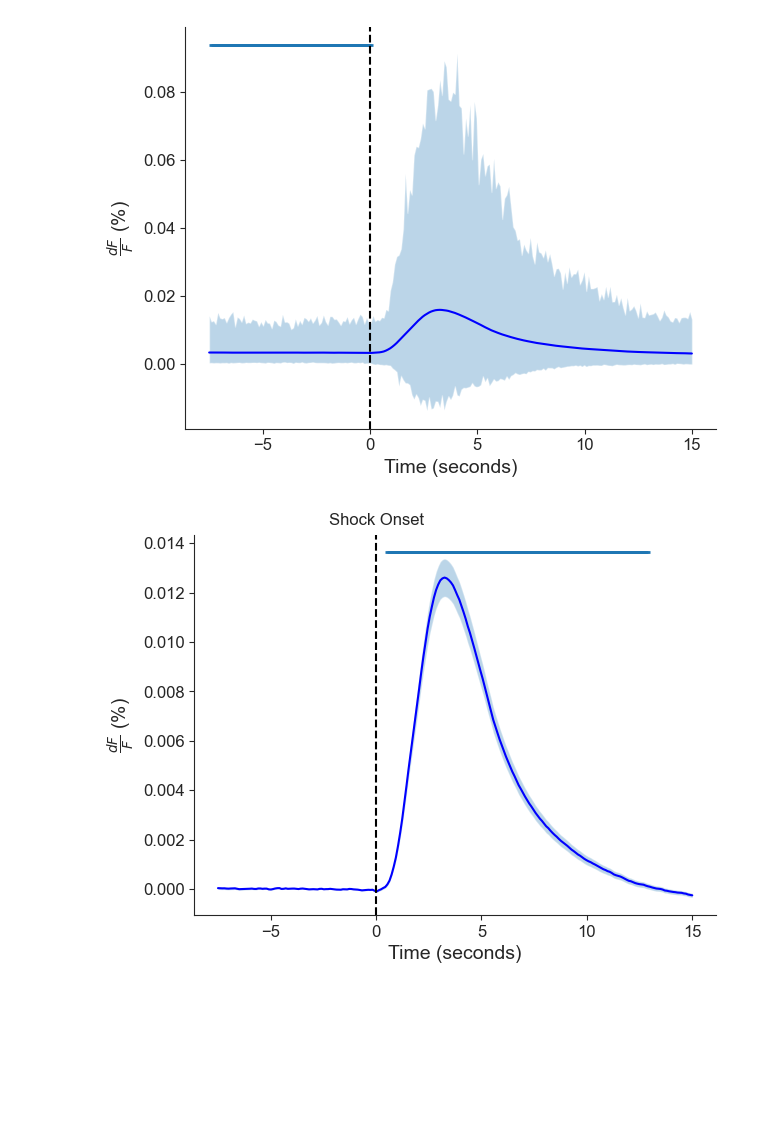
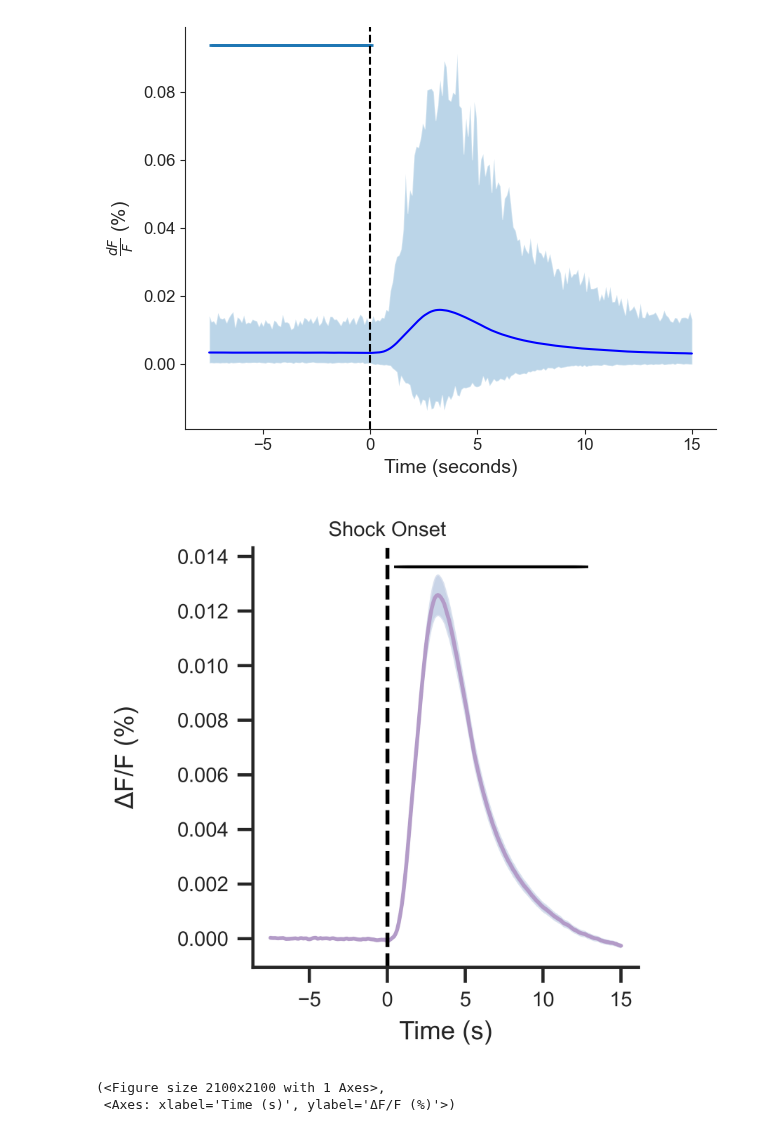
Before and after one commit to rsenne/dCA1_Paper, a Jupyter notebook: onep/Rebecca_Paper_Figures/Figure2_shockETA.ipynb, the cells around one changed output. Cells and saved outputs as stored; diff of their text form; code cells hidden in the pictures; blank space fills up the shorter version.

Commit message:
more updates to shock ETA
separate by male and female
clean up the aesthetics of the shock ETA plot
look at peak distributions for male v female

```diff
--- a/onep/Rebecca_Paper_Figures/Figure2_shockETA.ipynb
+++ b/onep/Rebecca_Paper_Figures/Figure2_shockETA.ipynb
@@ -155,9 +155,8 @@ def shock_eta_all(data, timestamps, events=None, window=15, ci='tci', sig_durati
         event_interpolation(signal, ev) for signal, ev in zip(data, events)
     ])
 
-    # === Baseline correction ===
-    # Define baseline period: -5 to 0 seconds relative to event
-    baseline_indices = np.where((time >= -5) & (time <= 0))[0]
+    # Define baseline period: -5 to -3 seconds relative to event
+    baseline_indices = np.where((time >= -5) & (time <= -3))[0]
     # Compute mean baseline per trace
     baseline_means = across_eta_[:, baseline_indices].mean(axis=1, keepdims=True)
     # Subtract baseline from each trace
@@ -183,30 +182,41 @@ def shock_eta_all(data, timestamps, events=None, window=15, ci='tci', sig_durati
     y_marker = ax.get_ylim()[1] * 0.97
     for s in sig_starts:
         if s + sig_duration < len(time):
-            ax.hlines(y=y_marker, xmin=time[s], xmax=time[s + sig_duration], linewidth=2)
+            ax.hlines(y=y_marker, xmin=time[s], xmax=time[s + sig_duration], linewidth=1, color='black')
 
     return ax, across_eta_
-
-
-# Plot using the above function
-
-fig, ax = plt.subplots()
-sns.set_style("ticks")
-
-# Shared timestamps (from a valid mouse)
-timestamps = collection_fc.animals['astroM4'].Timestamps[:3303].to_numpy().squeeze()
-shock_events = [[120, 180, 240, 300]]
-
-shock_eta_all(fcA_array.T, timestamps, events=shock_events, window=15, ci='tci', ax=ax, color='blue')
-
-# Aesthetics
-ax.axvline(x=0, color='black', linestyle='--')
-ax.text(0, ax.get_ylim()[1] * 1.02, 'Shock Onset', ha='center', va='bottom', fontsize=12)
-ax.set_xlabel('Time (seconds)', fontsize=14)
-ax.set_ylabel(r'$\frac{dF}{F}$ (%)', fontsize=14)
-ax.tick_params(axis='both', labelsize=12)
-sns.despine(ax=ax)
-plt.tight_layout()
-plt.show()
-# %% [output]
-[figure, removed]
+# %%
+import seaborn as sns
+import matplotlib.pyplot as plt
+
+def plot_shock_eta_all(data, timestamps, events, title="", save_path=None):
+    plt.rcParams.update({'font.size': 8})
+
+    fig, ax = plt.subplots(figsize=(3.5,3.5), dpi=600)
+    sns.set(style="ticks", font="Arial")
+    shock_eta_all(data.T, timestamps, events=events, window=15, ci='tci', ax=ax, color='#B39BC8')
+
+    ax.axvline(x=0, color='black', linestyle='--')
+    ax.text(0, ax.get_ylim()[1] * 1.02, 'Shock Onset', ha='center', va='bottom', fontsize=8, fontname='Arial')
+
+    ax.set_ylabel(r"ΔF/F (%)", fontsize=10, fontname='Arial', labelpad=15)
+    ax.set_xlabel('Time (s)', fontsize=10, fontname='Arial')
+    ax.tick_params(labelsize=8)
+    ax.set_title(title, fontsize=10, pad=10, fontname='Arial')
+    sns.despine(ax=ax)
+    plt.tight_layout(pad=3)
+
+    if save_path:
+        plt.savefig(save_path, dpi=600, bbox_inches='tight', format='svg')
+    plt.show()
+
+    return fig, ax
+# %%
+#Run your plot
+timestamps = collection_fc.animals['astroM4'].Timestamps[:3303].to_numpy().squeeze()
+shock_events = [[120, 180, 240, 300]]
+plot_shock_eta_all(fcA_array, timestamps, shock_events, save_path=r'/Users/suthardr/Desktop/Revision Plots/shock_eta_allmice_10sigduration_baselinecorr_tci95.svg')
+# %% [output]
+[figure, added]
+(<Figure size 2100x2100 with 1 Axes>,
+ <Axes: xlabel='Time (s)', ylabel='ΔF/F (%)'>)
```
Also changed, not shown: parts of 6 cells of this notebook, 1 other file.
